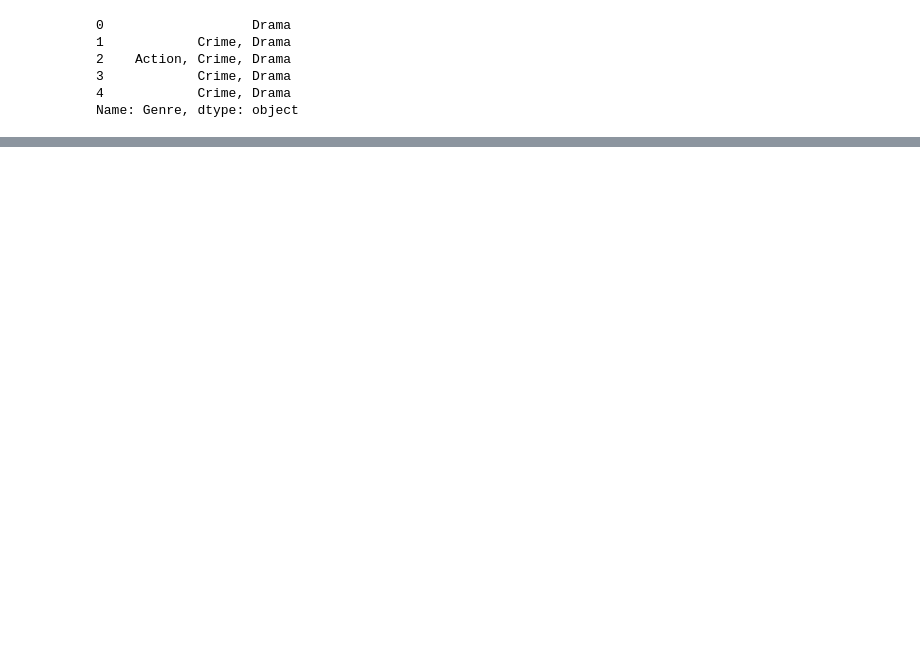
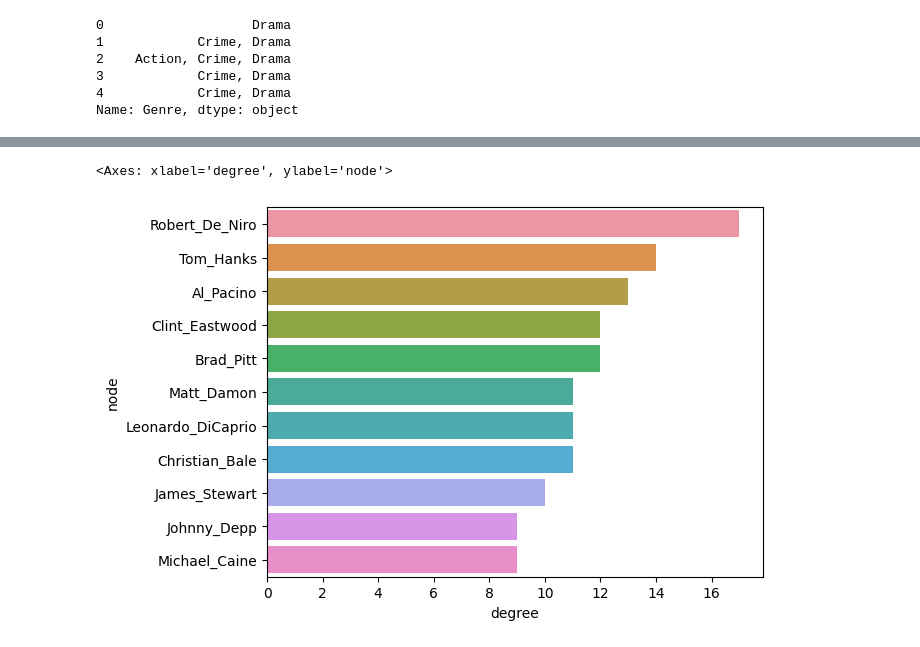
Before and after one commit to vitormarquesr/imdb_top_movies_eda, a Jupyter notebook: imdb-movies-eda.ipynb, the cells around one changed output, grey strips where cells are left out. Saved outputs shown, nothing was run; the diff lists cells and outputs as text; code cells hidden in the pictures; blank space fills up the shorter version.

```diff
--- a/imdb-movies-eda.ipynb
+++ b/imdb-movies-eda.ipynb
@@ -563,0 +589,4 @@ plt.legend('')
+# %%
+movie['Star'] = (movie['Star1'] + ',' + movie['Star2'] + ',' + movie['Star3'] + ',' + movie['Star4']).str.replace(' ', '_')
+movie_star = glued_to_edgelist(movie, 'Star').sort_values('weight', ascending=False)
+movie_star.head()
@@ -563,0 +600,2 @@ plt.legend('')
+# %%
+G_star = nx.from_pandas_edgelist(movie_star, 'source', 'target', edge_attr=['weight'])
@@ -563,0 +606,7 @@ plt.legend('')
+# %%
+actors = degree_view_to_pandas(G_star.degree(weight='weight'))
+actors['degree'] = actors['degree']/3
+sns.barplot(y='node', x='degree', data=actors.head(11))
+# %% [output]
+<Axes: xlabel='degree', ylabel='node'>
+[figure, added]
```
Also changed, not shown: parts of 23 cells of this notebook.
